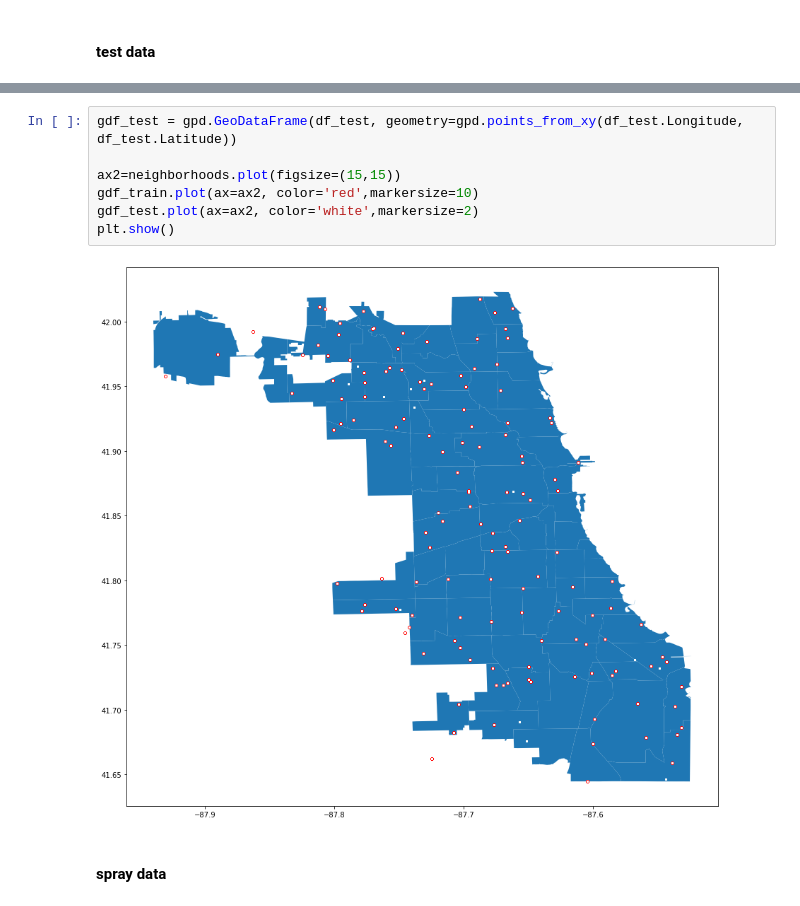
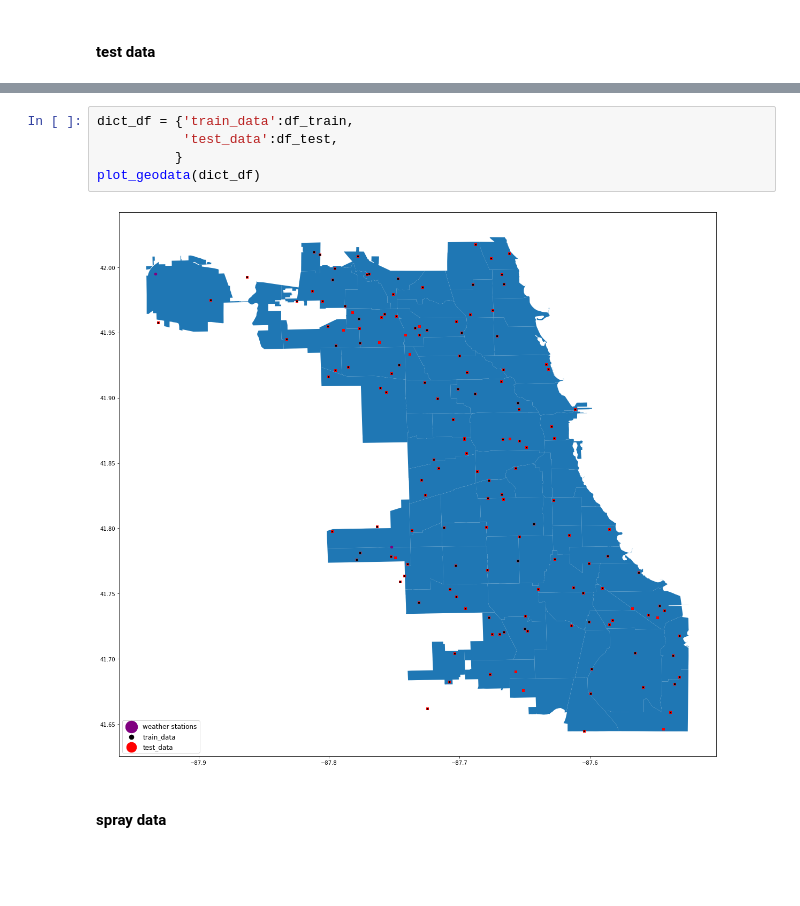
Before and after one commit to oliverfyh/Project-West-Nile-Virus-Prediction, a Jupyter notebook: code/1_Data_Preparation.ipynb, the cells around one changed output, grey strips where cells are left out. Saved outputs shown, nothing was run; the diff lists cells and outputs as text; blank space fills up the shorter version.

```diff
--- a/code/1_Data_Preparation.ipynb
+++ b/code/1_Data_Preparation.ipynb
@@ -146,14 +204,12 @@ df_test.head()
 | 3 | 4 | 2008-06-11 | 4100 North Oak Park Avenue, Chica... | CULEX SALINARIUS | 41 | N OAK PARK AVE | T002 | 4100 N OAK PARK AVE, Chicago, IL | 41.95 | ... |
 | 4 | 5 | 2008-06-11 | 4100 North Oak Park Avenue, Chica... | CULEX TERRITANS | 41 | N OAK PARK AVE | T002 | 4100 N OAK PARK AVE, Chicago, IL | 41.95 | ... |
 # %%
-gdf_test = gpd.GeoDataFrame(df_test, geometry=gpd.points_from_xy(df_test.Longitude, df_test.Latitude))
-
-ax2=neighborhoods.plot(figsize=(15,15))
-gdf_train.plot(ax=ax2, color='red',markersize=10)
-gdf_test.plot(ax=ax2, color='white',markersize=2)
-plt.show()
+dict_df = {'train_data':df_train,
+           'test_data':df_test,
+          }
+plot_geodata(dict_df)
 # %% [output]
-[figure, old version]
+[figure, new version]
 # %% [markdown]
 #### spray data
 # %%
```
Also changed, not shown: parts of 64 cells of this notebook, 2 other files.
